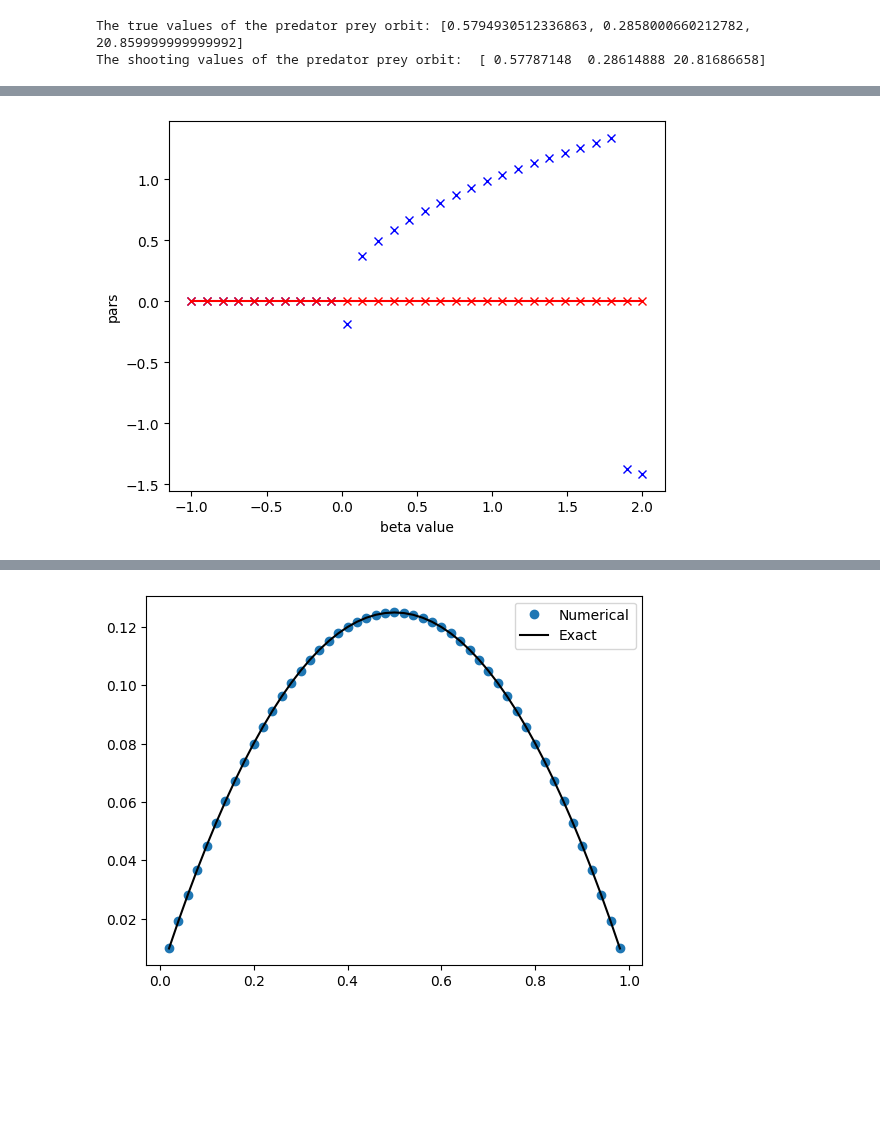
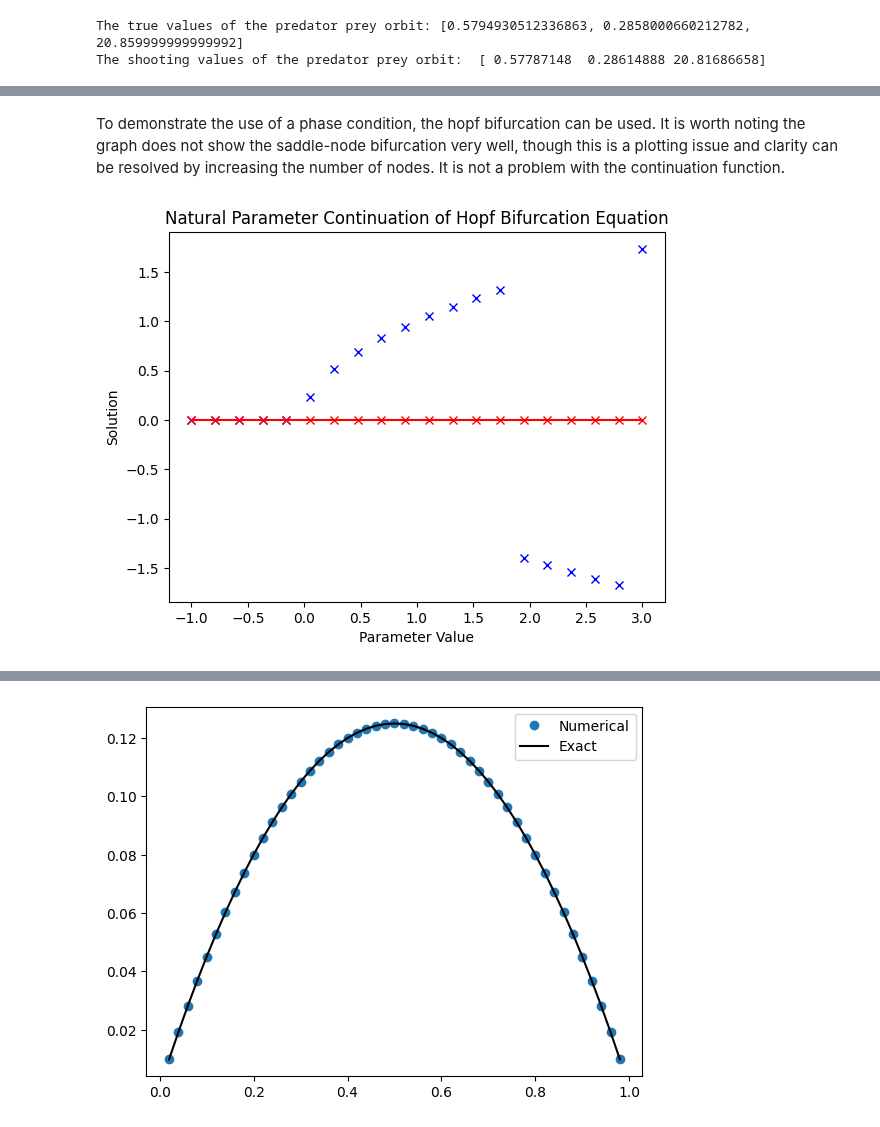
Before and after one commit to JS195/EMAT30008, a Jupyter notebook: Project_report.ipynb, the cells around one changed output, grey strips where cells are left out. Drawn from its saved outputs; the diff is of its cells as text; code cells hidden in the pictures; blank space fills up the shorter version.

```diff
--- a/Project_report.ipynb
+++ b/Project_report.ipynb
@@ -139,14 +133,13 @@ I also use the hopf bifurcation to test my code. I use norm to get the right sol
-# %%
-from ExampleFunctions import hopf_bif, hopf_bif_pc
-
-results, pars = natural_continuation(hopf_bif, [1.2, 1.0, 4], -1, 2, 30, hopf_bif_pc)
-plt.plot(pars, results[:,0], 'bx')
-plt.plot(pars,results[:,1],'rx-')
-plt.xlabel('beta value')
-plt.ylabel('pars')
-plt.show()
-# %% [output]
-[figure, removed]
+# %% [markdown]
+To demonstrate the use of a phase condition, the hopf bifurcation can be used. It is worth noting the graph does not show the saddle-node bifurcation very well, though this is a plotting issue and clarity can be resolved by increasing the number of nodes. It is not a problem with the continuation function.
+# %%
+results, pars = natural_continuation(hopf_bif, [1.2, 1.0, 4], -1, 3, 20, standard_pc)
+
+fig, ax = plt.subplots()
+plotter(pars, results[:,0], 'bx', "Parameter Value", "Solution", "Natural Parameter Continuation of Hopf Bifurcation Equation", ax)
+plotter(pars, results[:,1], 'rx-', "Parameter Value", "Solution", "Natural Parameter Continuation of Hopf Bifurcation Equation", ax)
+# %% [output]
+[figure, added]
 # %% [markdown]
 Boundary Value Problem Solver
 ----------------------------
```
Also changed, not shown: parts of 16 cells of this notebook, 5 other files.
